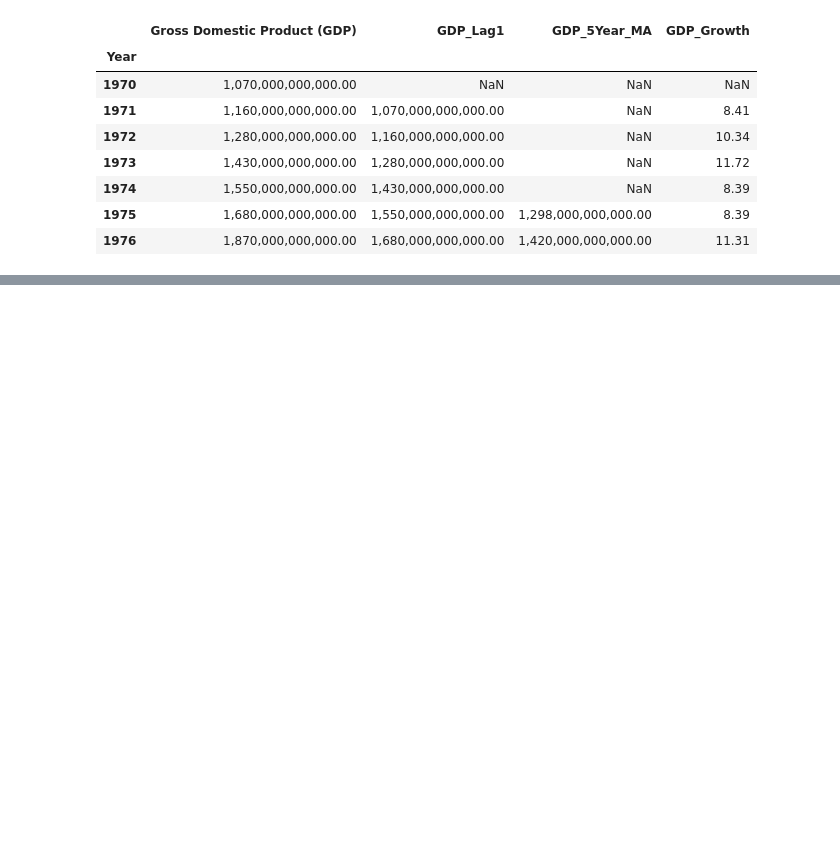
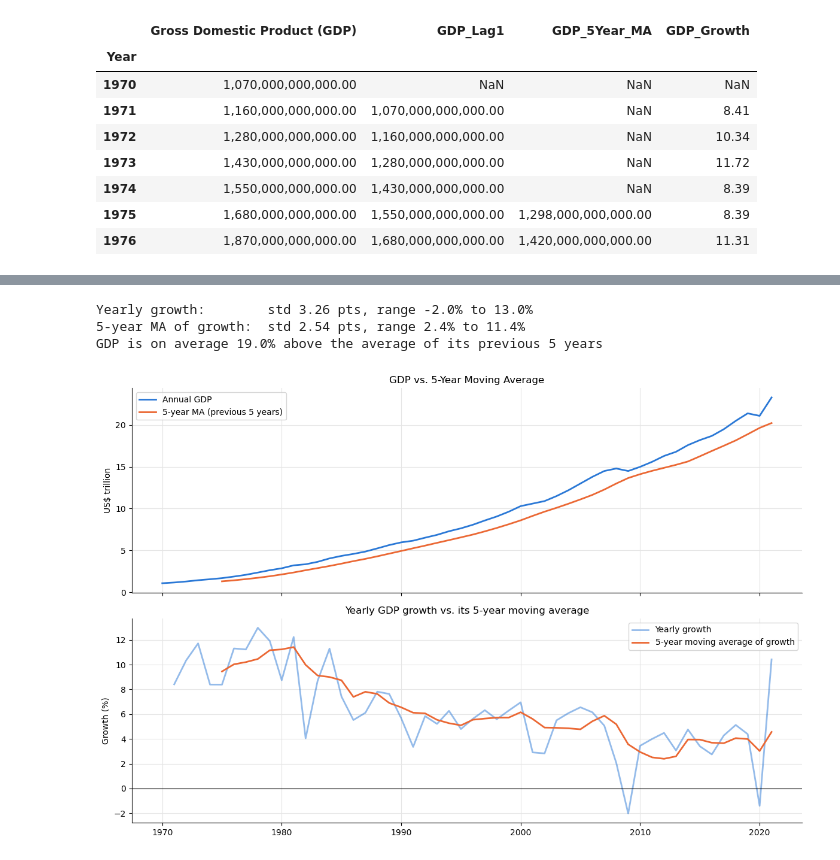
Before and after one commit to jbyiringiro/gdp-time-series-pipeline, a Jupyter notebook: Building_a_Pipeline_for_Time_Series_Data.ipynb, the cells around one changed output, grey strips where cells are left out. Cells and saved outputs as stored; diff of their text form; code cells hidden in the pictures; blank space fills up the shorter version.

```diff
--- a/Building_a_Pipeline_for_Time_Series_Data.ipynb
+++ b/Building_a_Pipeline_for_Time_Series_Data.ipynb
@@ -374,0 +429,31 @@ The first rows show how the features are built: 1970 has no previous year, so `G
+# %%
+# Top: the GDP level and our model feature (average of the 5 previous years)
+# Bottom: yearly growth and its 5-year moving average, where the volatility is easier to see
+growth_ma5 = gdp_growth.rolling(window=5).mean()
+ma_gap = (ts_data[target] / ts_data['GDP_5Year_MA'] - 1) * 100
+print(f"Yearly growth:        std {gdp_growth.std():.2f} pts, range {gdp_growth.min():.1f}% to {gdp_growth.max():.1f}%")
+print(f"5-year MA of growth:  std {growth_ma5.std():.2f} pts, range {growth_ma5.min():.1f}% to {growth_ma5.max():.1f}%")
+print(f"GDP is on average {ma_gap.mean():.1f}% above the average of its previous 5 years")
+
+fig, axes = plt.subplots(2, 1, figsize=(12, 8), sharex=True)
+axes[0].plot(ts_data[target] / 1e12, label='Annual GDP', color=COLORS[0])
+axes[0].plot(ts_data['GDP_5Year_MA'] / 1e12, label='5-year MA (previous 5 years)', color=COLORS[1])
+axes[0].set_title('GDP vs. 5-Year Moving Average')
+axes[0].set_ylabel('US$ trillion')
+axes[0].legend()
+
+axes[1].plot(gdp_growth, label='Yearly growth', color=COLORS[0], alpha=0.5)
+axes[1].plot(growth_ma5, label='5-year moving average of growth', color=COLORS[1])
+axes[1].axhline(0, color='black', linewidth=0.8)
+axes[1].set_title('Yearly GDP growth vs. its 5-year moving average')
+axes[1].set_ylabel('Growth (%)')
+axes[1].legend()
+
+plt.tight_layout()
+save_fig('fig06_q2_moving_average')
+plt.show()
+# %% [output]
+Yearly growth:        std 3.26 pts, range -2.0% to 13.0%
+5-year MA of growth:  std 2.54 pts, range 2.4% to 11.4%
+GDP is on average 19.0% above the average of its previous 5 years
+[figure, added]
```
Also changed, not shown: parts of 10 cells of this notebook, 5 other files.
